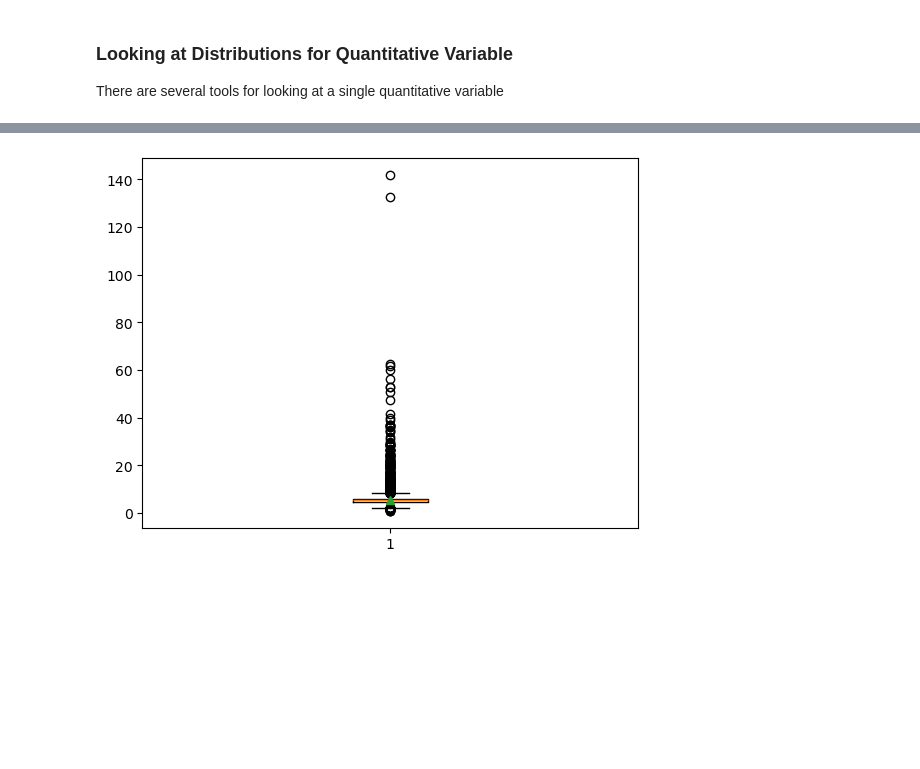
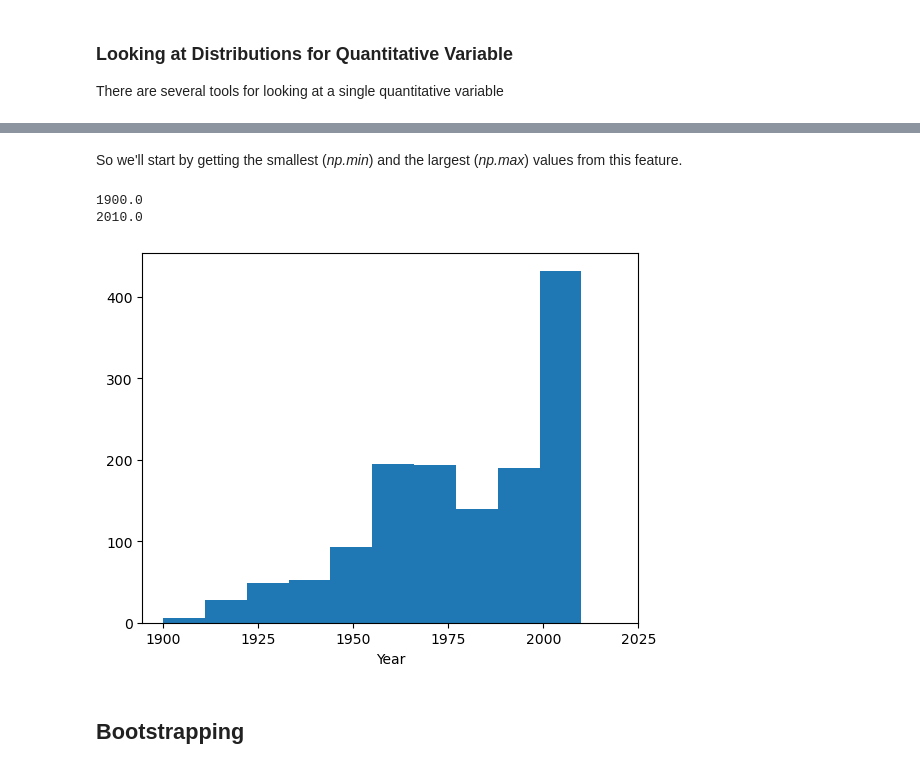
Before and after one commit to schuckers/DTSC2301, a Jupyter notebook: Code/UnivariateSummaries.ipynb, the cells around one changed output, grey strips where cells are left out. Saved outputs shown, nothing was run; the diff lists cells and outputs as text; code cells hidden in the pictures; blank space fills up the shorter version.

```diff
--- a/Code/UnivariateSummaries.ipynb
+++ b/Code/UnivariateSummaries.ipynb
@@ -86,8 +91,20 @@ CA_housing['mean_rooms']=CA_housing['total_rooms']/CA_housing['households']
-# %%
-plt.boxplot(CA_housing['mean_rooms'], showmeans=True)
-plt.xlabel(' ')
-#plt.ylabel('Median Age')
-#plt.title('Histogram')
-plt.show()
-# %% [output]
-[figure, removed]
+# %% [markdown]
+So we'll start by getting the smallest (_np.min_) and the largest (_np.max_) values from this feature.
+# %%
+print(np.min(ames['GarageYrBlt']))
+print(np.max(ames['GarageYrBlt']))
+# %% [output]
+1900.0
+2010.0
+# %%
+#In the plt.xticks line below we add the tick mark values that we want
+plt.hist(ames['GarageYrBlt'])
+plt.xlabel('Year')
+#plt.ylabel('Median Age')
+#plt.title('Histogram')
+plt.xticks([1900, 1925, 1950, 1975, 2000, 2025])
+plt.show()
+# %% [output]
+[figure, added]
+# %% [markdown]
+## Bootstrapping
```
Also changed, not shown: parts of 19 cells of this notebook, 1 other file.
